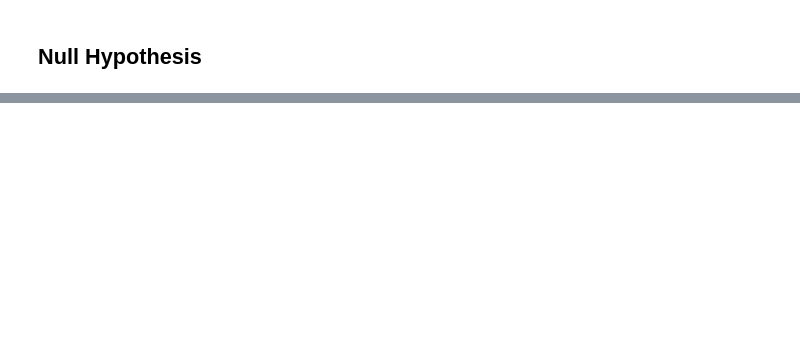
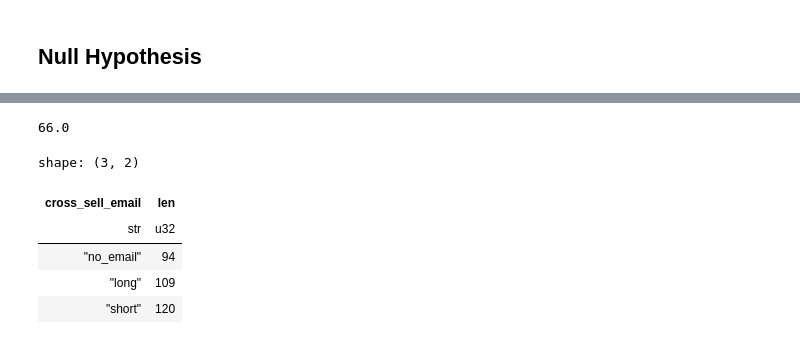
Before and after one commit to Sechi42/Causal_Inference-with-python, a Jupyter notebook: ch02/ch02.ipynb, the cells around one changed output, grey strips where cells are left out. Cells and saved outputs as stored; diff of their text form; code cells hidden in the pictures; blank space fills up the shorter version.

```diff
--- a/ch02/ch02.ipynb
+++ b/ch02/ch02.ipynb
@@ -546,0 +687,13 @@ y_altura = 4
+# %%
+float(np.ceil(16 * no_email.std().item()**2/0.01))
+# %% [output]
+66.0
+# %%
+data.group_by("cross_sell_email").len()
+# %% [output]
+shape: (3, 2)
+| cross_sell_email | len |
+| str | u32 |
+| "no_email" | 94 |
+| "long" | 109 |
+| "short" | 120 |
```
Also changed, not shown: parts of 18 cells of this notebook.
